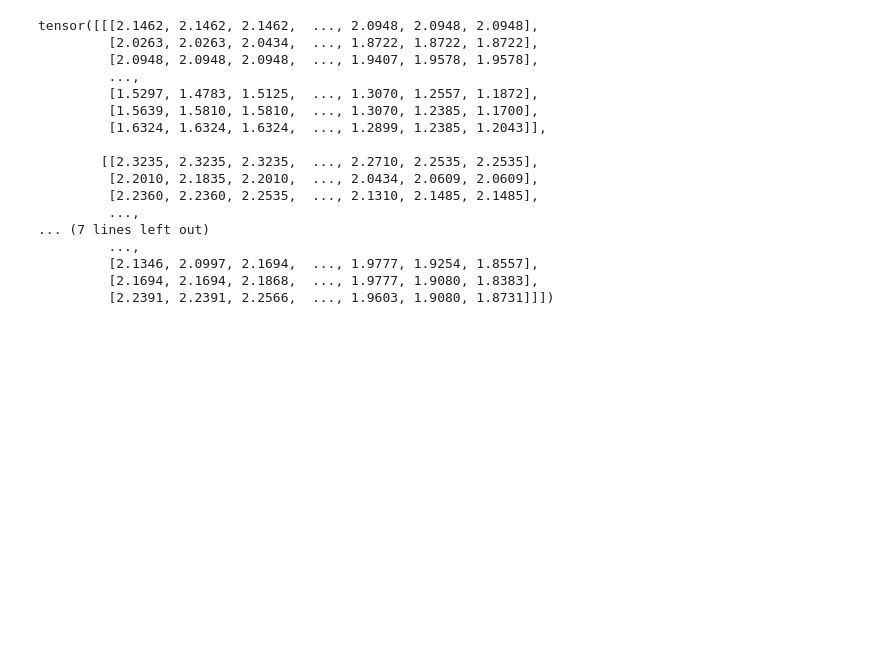
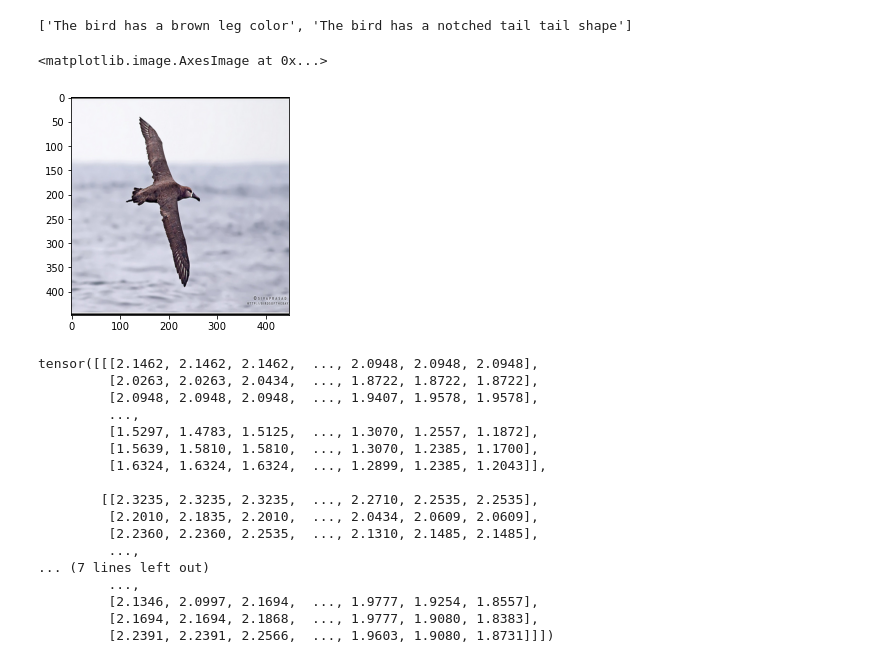
Before and after one commit to dcaustin33/attribute_probe, a Jupyter notebook: clip_src/port_tf_pt.ipynb, the cells around one changed output. Drawn from its saved outputs; the diff is of its cells as text; code cells hidden in the pictures; blank space fills up the shorter version.

Commit message:
Knew prompt for known attributes

```diff
--- a/clip_src/port_tf_pt.ipynb
+++ b/clip_src/port_tf_pt.ipynb
@@ -15,20 +49,22 @@ Some weights of the model checkpoint at dandelin/vilt-b32-mlm were not used when
 # %%
 from torch.utils.data import DataLoader
 import torch
+import numpy as np
+
 dataset_args = {
                  'root': '../data/',
                  'attribute_idx_amount': 1,
                  'normalize': False,
-                 'crop_size': 224,
+                 'crop_size': 448,
                  'brightness': 0.4,
                  'contrast': 0.4,
                  'saturation': .2,
                  'hue': .1,
-                 'color_jitter_prob': .4,
-                 'gray_scale_prob': 0.2,
+                 'color_jitter_prob': 0,
+                 'gray_scale_prob': 0,
                  'horizontal_flip_prob': 0.5,
-                 'gaussian_prob': .5,
-                 'min_scale': 0.6,
+                 'gaussian_prob': 0,
+                 'min_scale': 0.9,
                  'max_scale': 0.95}
 train_dataset = Cub2011(dataset_args['root'], dataset_args, download=False, normalize = dataset_args['normalize'])
 dataloader = DataLoader(
@@ -39,6 +75,4 @@ dataloader = DataLoader(
     drop_last=True,
     persistent_workers=True
 )
-
-for i, data in enumerate(dataloader): break
 # %% [output]
@@ -51,0 +80,16 @@ in transform
+# %%
+args = type('', (), {})()
+args.data_path = '../data/'
+args.attribute_idx_amount = 1
+
+text_prompts = np.array(create_text_prompts(args))
+
+for i, data in enumerate(dataloader): break
+images, attributes, certainty, class_labels = data['image'], data['attributes'].cuda(), data['certainty'].cuda(), data['class'].cuda()
+if args.attribute_idx_amount > 1:
+    arr = text_prompts[data['attribute_idx']]
+    correct_prompts = ['. '.join(i) for i in list(arr)]
+elif args.attribute_idx_amount == 1:
+    correct_prompts = list(text_prompts[data['attribute_idx']])
+else:
+    correct_prompts = ['' for i in range(len(images))]
@@ -52,3 +135,11 @@ in transform
+# %%
+print(correct_prompts)
+import matplotlib.pyplot as plt
+plt.imshow(images[0].permute(1,2,0))
+# %% [output]
+['The bird has a brown leg color', 'The bird has a notched tail tail shape']
+<matplotlib.image.AxesImage at 0x...>
+[figure, added]
 # %%
 #feature extract
 import torch
```
Also changed, not shown: parts of 8 cells of this notebook, 6 other files.
